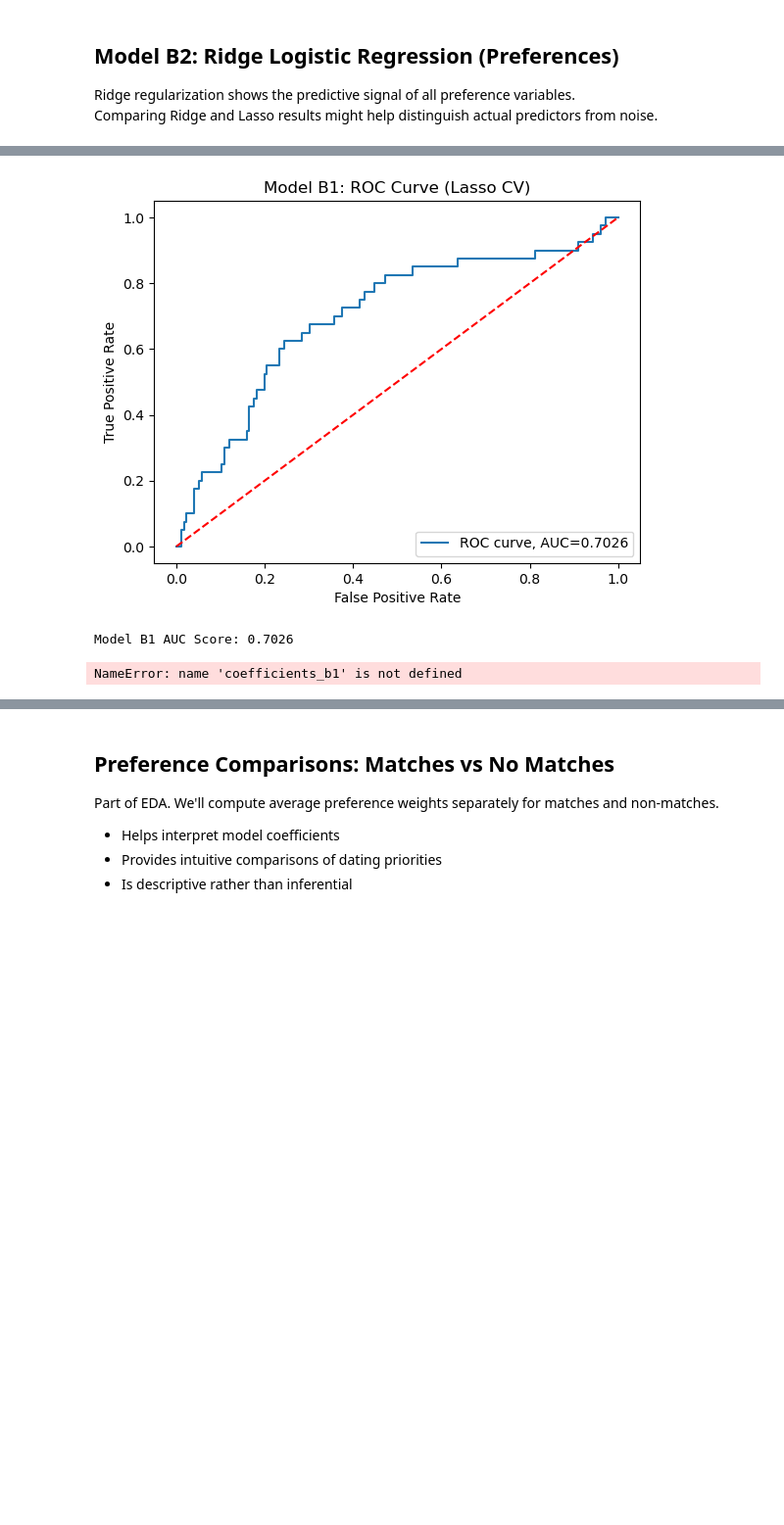
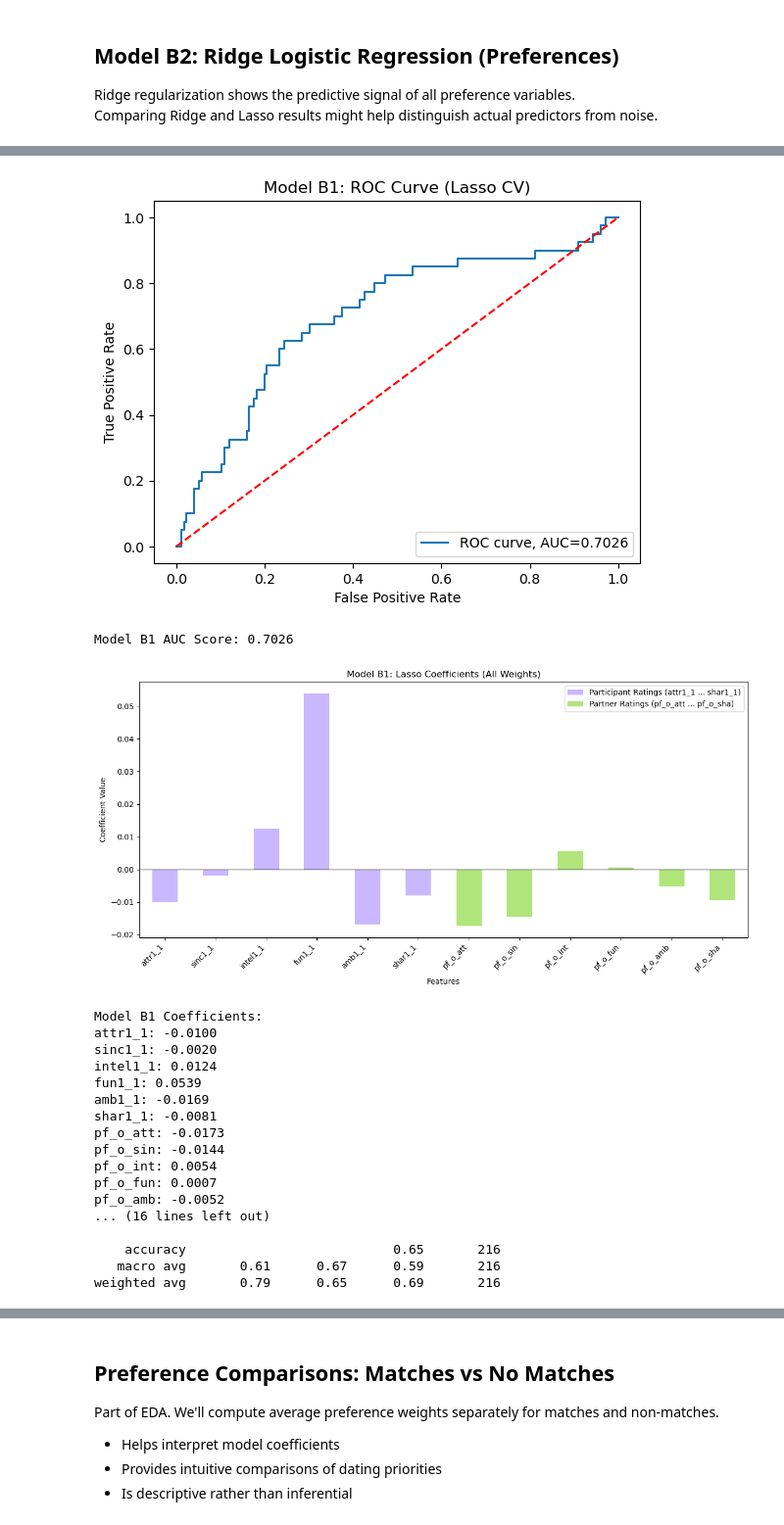
Before and after one commit to Cherisc-1027/cogs105-final-project, a Jupyter notebook: final-log-reg.ipynb, the cells around one changed output, grey strips where cells are left out. Shown at 98% size. Cells and saved outputs as stored; diff of their text form; code cells hidden in the pictures; blank space fills up the shorter version.

```diff
--- a/final-log-reg.ipynb
+++ b/final-log-reg.ipynb
@@ -554,6 +554,7 @@ color_map_b1 = [
     pastel_lavender if col in participant_cols else pastel_mint
     for col in model_b_cols
 ]
+coefficients_b1 = pd.Series(logreg_b1.coef_[0], index=model_b_cols)
 
 plt.figure(figsize=(12, 6))
 coefficients_b1.plot(kind='bar', color=color_map_b1)
@@ -629,6 +630,7 @@ plt.title('Model B2: ROC Curve (Ridge CV)')
 plt.show()
 
 color_map_b2 = color_map_b1
+coefficients_b2 = pd.Series(logreg_b2.coef_[0], index=model_b_cols)
 
 plt.figure(figsize=(12, 6))
 coefficients_b2.plot(kind='bar', color=color_map_b2)
@@ -644,31 +646,48 @@ legend_handles = [
 ]
 plt.legend(handles=legend_handles, loc='upper right')
 
 plt.xticks(rotation=45, ha='right')
 plt.tight_layout()
 plt.show()
 
 print(f"\nModel B2 Coefficients:")
 for name, coef in coefficients_b2.items():
     print(f"{name}: {coef:.4f}")
 # %% [output]
 MODEL B1: LASSO LOGISTIC REGRESSION CV
 Model B1 Testing Accuracy: 0.6435
 Predicted matches: 93 out of 216
 
 Confusion Matrix:
 True Negatives: 111 | False Positives: 65
 False Negatives: 12 | True Positives: 28
 
 Model B1 Classification Report:
               precision    recall  f1-score   support
 
     No Match       0.90      0.63      0.74       176
        Match       0.30      0.70      0.42        40
 
     accuracy                           0.64       216
    macro avg       0.60      0.67      0.58       216
 weighted avg       0.79      0.64      0.68       216
 [figure]
 Model B1 AUC Score: 0.7026
+[figure, added]
-NameError: name 'coefficients_b1' is not defined
+Model B1 Coefficients:
+attr1_1: -0.0100
+sinc1_1: -0.0020
+intel1_1: 0.0124
+fun1_1: 0.0539
+amb1_1: -0.0169
+shar1_1: -0.0081
+pf_o_att: -0.0173
+pf_o_sin: -0.0144
+pf_o_int: 0.0054
+pf_o_fun: 0.0007
+pf_o_amb: -0.0052
+... (16 lines left out)
+
+    accuracy                           0.65       216
+   macro avg       0.61      0.67      0.59       216
+weighted avg       0.79      0.65      0.69       216
```
Also changed, not shown: parts of 2 cells of this notebook.
